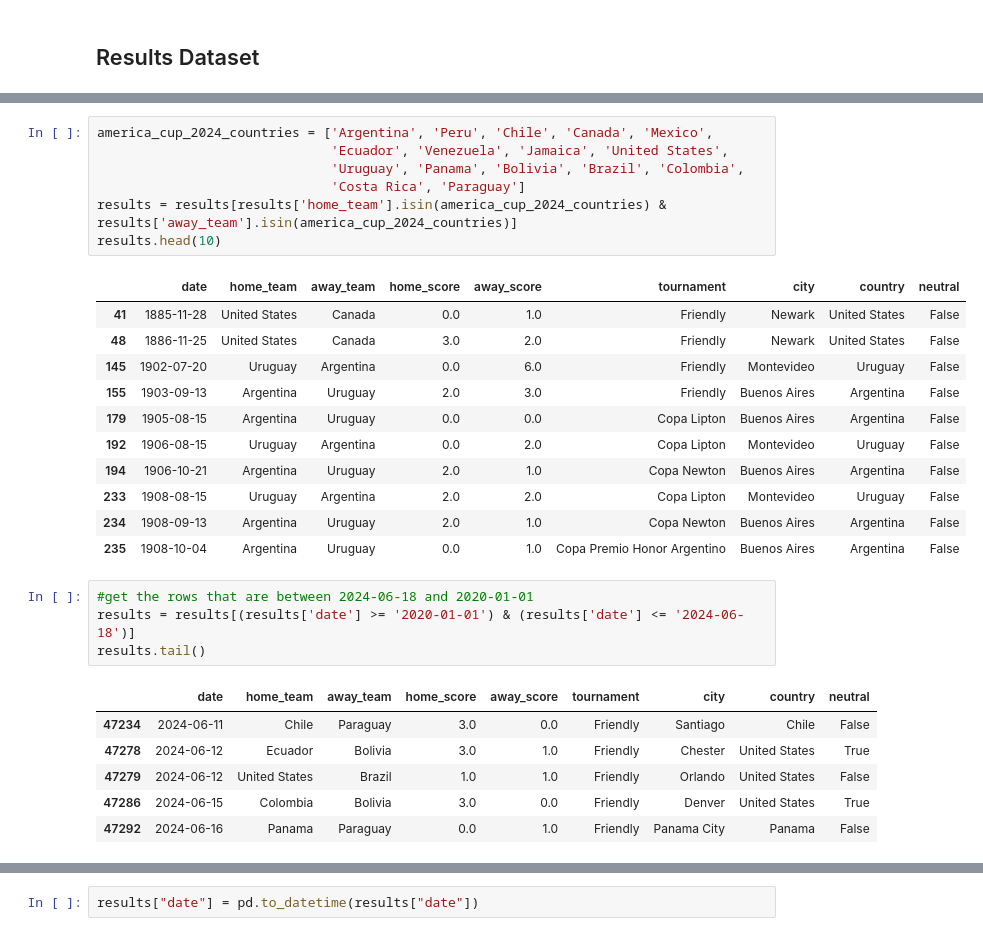
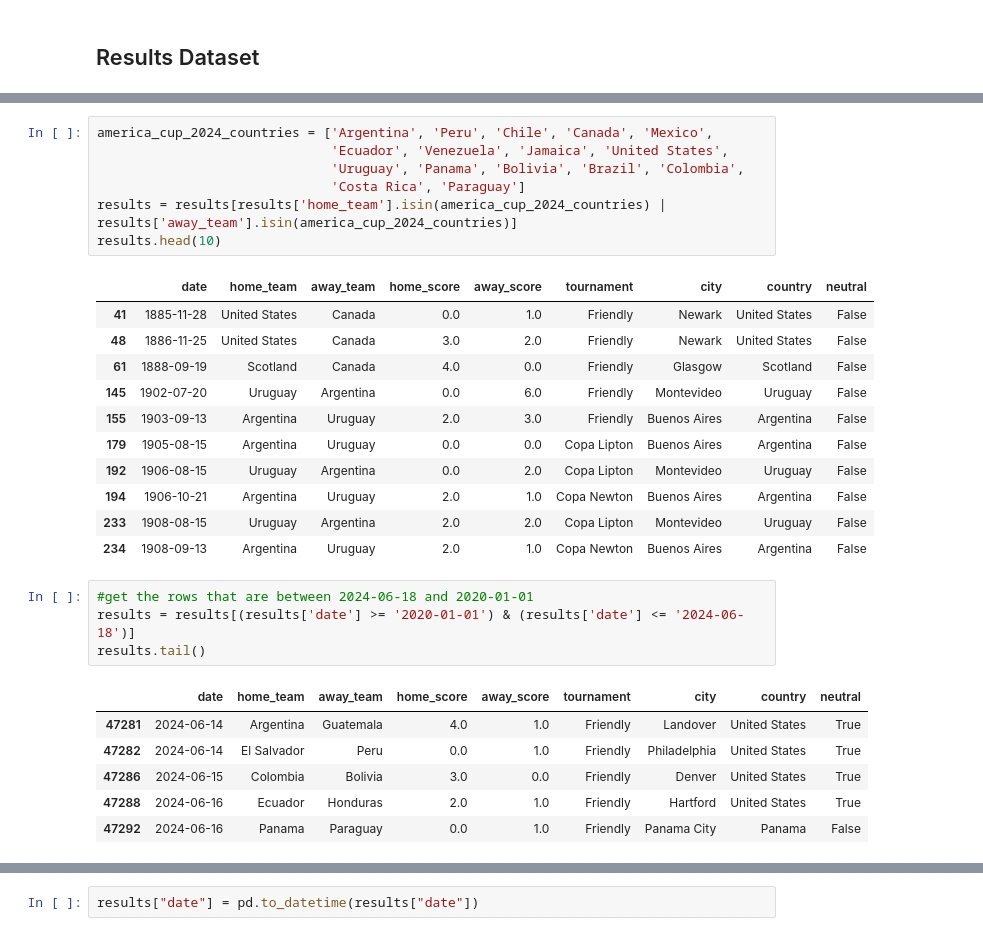
Before and after one commit to kidnixt/penca2k24, a Jupyter notebook: results_rank_dataset_analysis.ipynb, the cells around one changed output, grey strips where cells are left out. Saved outputs shown, nothing was run; the diff lists cells and outputs as text.

```diff
--- a/results_rank_dataset_analysis.ipynb
+++ b/results_rank_dataset_analysis.ipynb
@@ -46,14 +46,15 @@ memory usage: 2.9+ MB
 # %%
 america_cup_2024_countries = ['Argentina', 'Peru', 'Chile', 'Canada', 'Mexico',
                               'Ecuador', 'Venezuela', 'Jamaica', 'United States',
                               'Uruguay', 'Panama', 'Bolivia', 'Brazil', 'Colombia',
                               'Costa Rica', 'Paraguay']
-results = results[results['home_team'].isin(america_cup_2024_countries) & results['away_team'].isin(america_cup_2024_countries)]
+results = results[results['home_team'].isin(america_cup_2024_countries) | results['away_team'].isin(america_cup_2024_countries)]
 results.head(10)
 # %% [output]
 |  | date | home_team | away_team | home_score | away_score | tournament | city | country | neutral |
 | 41 | 1885-11-28 | United States | Canada | 0.0 | 1.0 | Friendly | Newark | United States | False |
 | 48 | 1886-11-25 | United States | Canada | 3.0 | 2.0 | Friendly | Newark | United States | False |
+| 61 | 1888-09-19 | Scotland | Canada | 4.0 | 0.0 | Friendly | Glasgow | Scotland | False |
 | 145 | 1902-07-20 | Uruguay | Argentina | 0.0 | 6.0 | Friendly | Montevideo | Uruguay | False |
 | 155 | 1903-09-13 | Argentina | Uruguay | 2.0 | 3.0 | Friendly | Buenos Aires | Argentina | False |
 | 179 | 1905-08-15 | Argentina | Uruguay | 0.0 | 0.0 | Copa Lipton | Buenos Aires | Argentina | False |
@@ -61,17 +62,16 @@ results.head(10)
 | 194 | 1906-10-21 | Argentina | Uruguay | 2.0 | 1.0 | Copa Newton | Buenos Aires | Argentina | False |
 | 233 | 1908-08-15 | Uruguay | Argentina | 2.0 | 2.0 | Copa Lipton | Montevideo | Uruguay | False |
 | 234 | 1908-09-13 | Argentina | Uruguay | 2.0 | 1.0 | Copa Newton | Buenos Aires | Argentina | False |
-| 235 | 1908-10-04 | Argentina | Uruguay | 0.0 | 1.0 | Copa Premio Honor Argentino | Buenos Aires | Argentina | False |
 # %%
 #get the rows that are between 2024-06-18 and 2020-01-01
 results = results[(results['date'] >= '2020-01-01') & (results['date'] <= '2024-06-18')]
 results.tail()
 # %% [output]
 |  | date | home_team | away_team | home_score | away_score | tournament | city | country | neutral |
-| 47234 | 2024-06-11 | Chile | Paraguay | 3.0 | 0.0 | Friendly | Santiago | Chile | False |
-| 47278 | 2024-06-12 | Ecuador | Bolivia | 3.0 | 1.0 | Friendly | Chester | United States | True |
-| 47279 | 2024-06-12 | United States | Brazil | 1.0 | 1.0 | Friendly | Orlando | United States | False |
+| 47281 | 2024-06-14 | Argentina | Guatemala | 4.0 | 1.0 | Friendly | Landover | United States | True |
+| 47282 | 2024-06-14 | El Salvador | Peru | 0.0 | 1.0 | Friendly | Philadelphia | United States | True |
 | 47286 | 2024-06-15 | Colombia | Bolivia | 3.0 | 0.0 | Friendly | Denver | United States | True |
+| 47288 | 2024-06-16 | Ecuador | Honduras | 2.0 | 1.0 | Friendly | Hartford | United States | True |
 | 47292 | 2024-06-16 | Panama | Paraguay | 0.0 | 1.0 | Friendly | Panama City | Panama | False |
 # %%
 #change the float values to int
```
Also changed, not shown: parts of 2 cells of this notebook, 1 other file.
